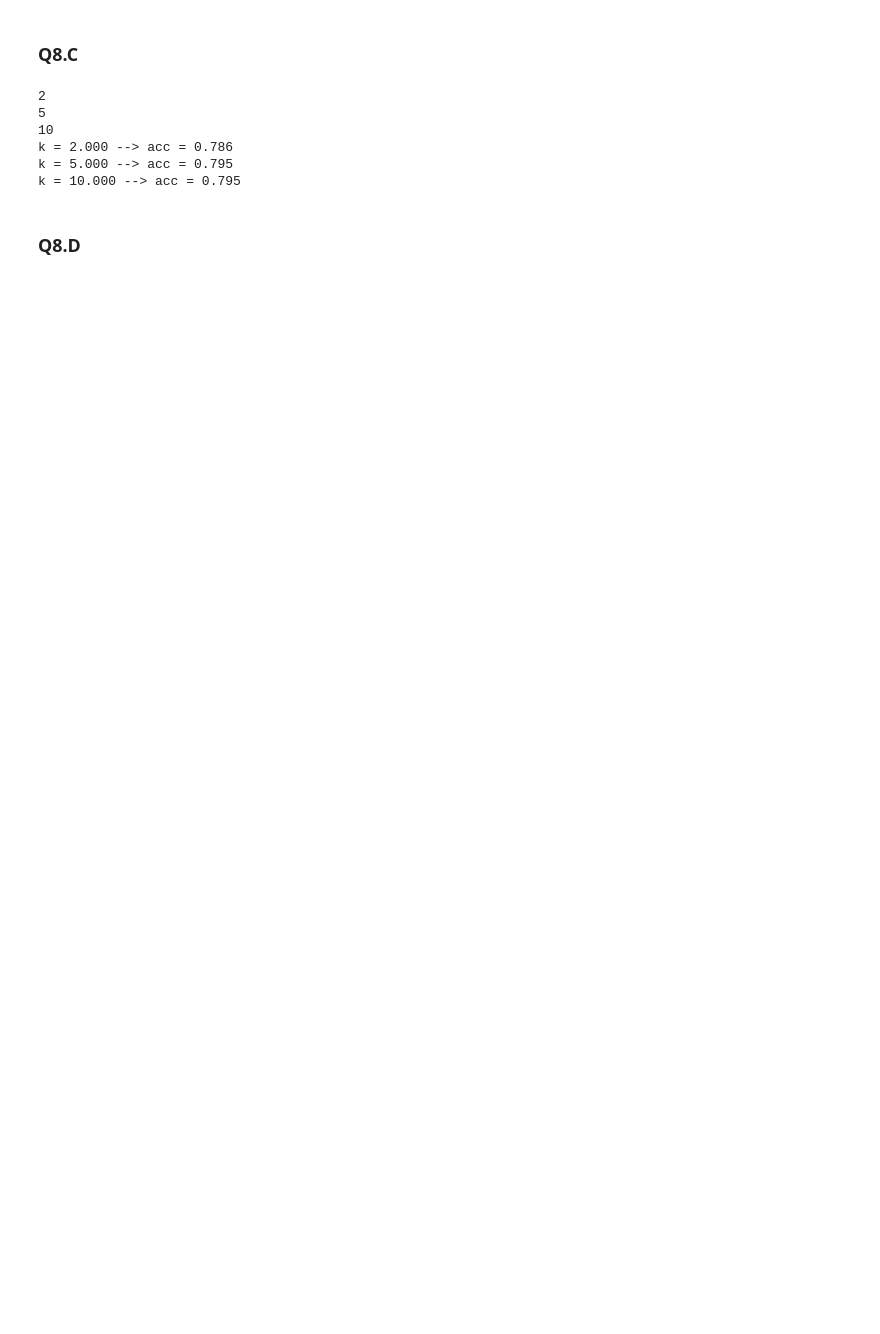
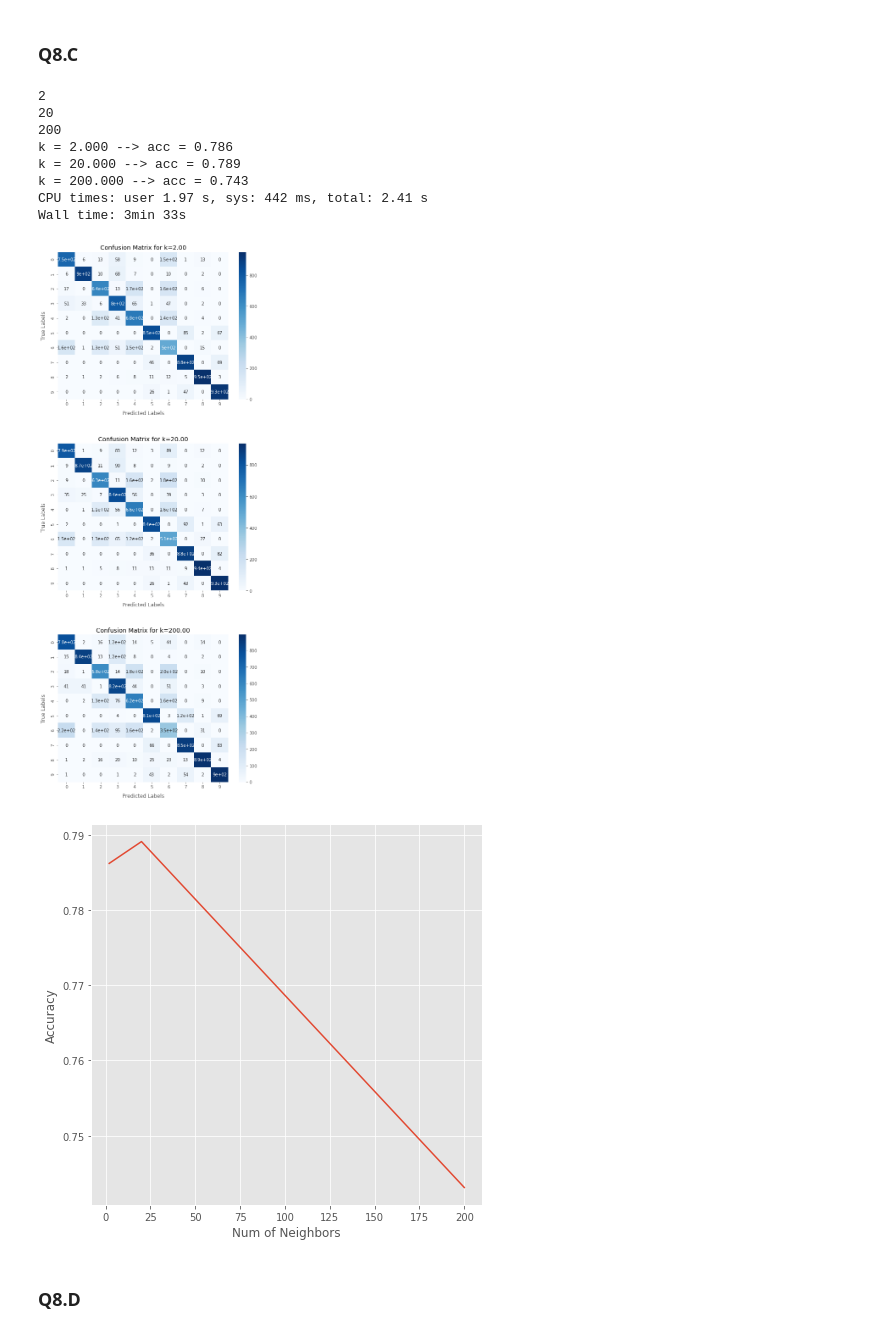
Before and after one commit to FeryET/MachineLearning_HWs, a Jupyter notebook: HW4/ML_HW4.ipynb, the cells around one changed output. Cells and saved outputs as stored; diff of their text form; code cells hidden in the pictures; blank space fills up the shorter version.

```diff
--- a/HW4/ML_HW4.ipynb
+++ b/HW4/ML_HW4.ipynb
@@ -244,29 +277,46 @@ print(
 # %% [markdown]
 ### Q8.C
 # %%
-K = np.array([2 , 5, 10])
-
+%%time
+K = np.array([2 , 20, 200])
+fig, axes = plt.subplots(3, 1, figsize=(9, 23), gridspec_kw={"hspace":0.3})
 accs = []
+confmats = []
 for k in K:
   print(k)
   clf = NaiveBayesClassifier("knn", k=k)
   clf.fit(X_train, y_train)
   preds, probs = clf.predict(X_test)
   preds = preds
   accs.append(
       (preds == y_test).mean()
   )
+  conf_mat = confusion_matrix(y_test, preds)
+  confmats.append(conf_mat)
+
+for ax, conf_mat, k in zip(axes, confmats, K):
+    confusion_matrix_display(conf_mat, ax)
+    ax.set_title(f"Confusion Matrix for k={k:.2f}")
+
+fig, ax = plt.subplots(figsize=(7,7))
+ax.plot(K, accs)
+ax.set_xlabel("Num of Neighbors")
+ax.set_ylabel("Accuracy")
 
 print(
     "\n".join([f"k = {k:.3f} --> acc = {acc:.3f}" for k, acc in zip(K, accs)])
 )
 # %% [output]
 2
-5
-10
+20
+200
 k = 2.000 --> acc = 0.786
-k = 5.000 --> acc = 0.795
-k = 10.000 --> acc = 0.795
+k = 20.000 --> acc = 0.789
+k = 200.000 --> acc = 0.743
+CPU times: user 1.97 s, sys: 442 ms, total: 2.41 s
+Wall time: 3min 33s
+[figure, added]
+[figure, added]
 # %% [markdown]
 ### Q8.D
 # %%
```
Also changed, not shown: parts of 43 cells of this notebook.
